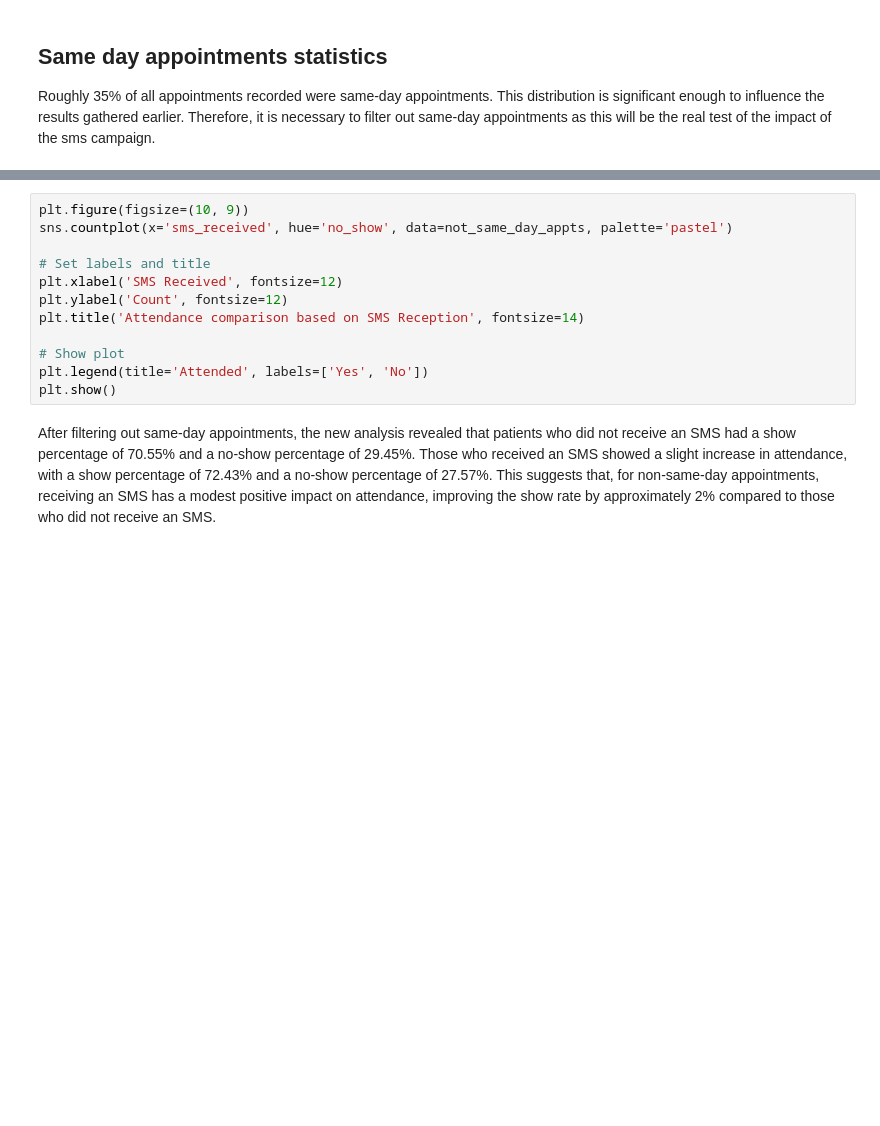
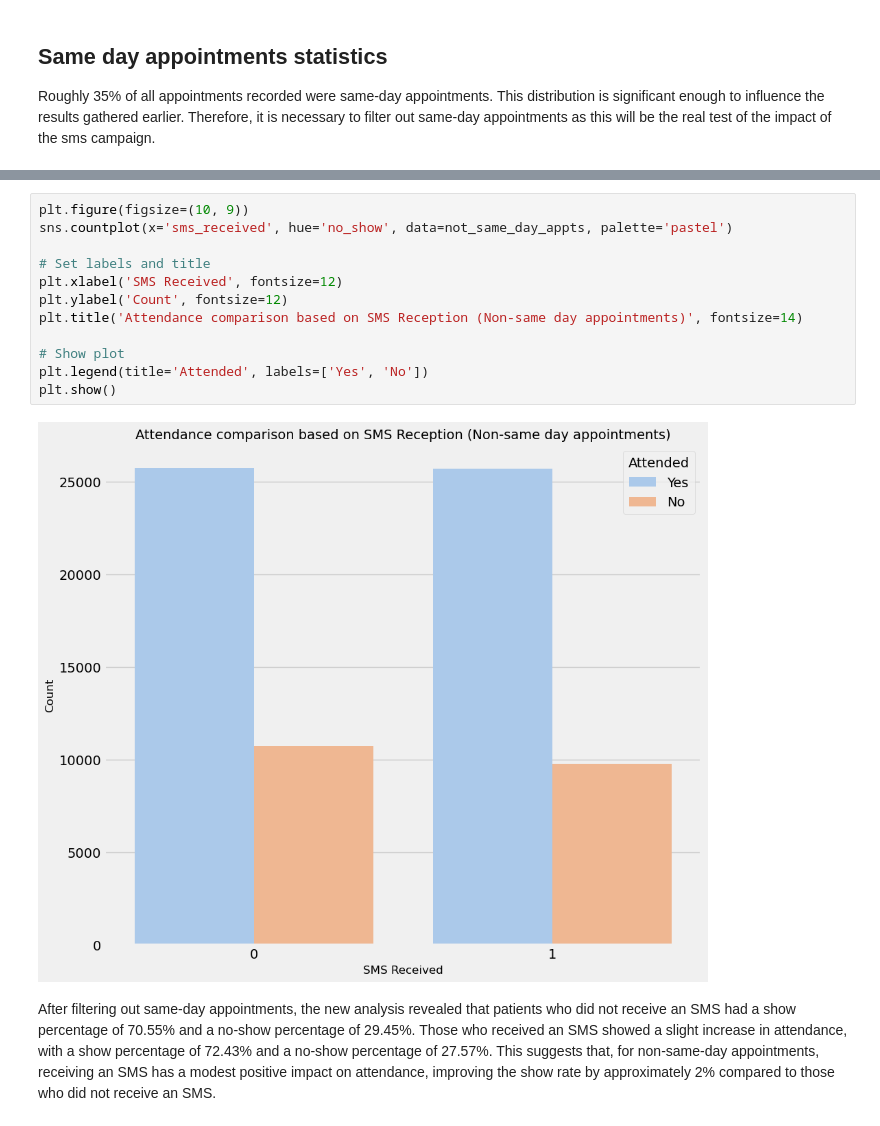
Before and after one commit to KingXP-Pythoner/appt-noshow-model, a Jupyter notebook: data_mining.ipynb, the cells around one changed output, grey strips where cells are left out. Drawn from its saved outputs; the diff is of its cells as text; blank space fills up the shorter version.

```diff
--- a/data_mining.ipynb
+++ b/data_mining.ipynb
@@ -319,15 +454,17 @@ not_same_day_appts.shape
 # %%
 plt.figure(figsize=(10, 9))
 sns.countplot(x='sms_received', hue='no_show', data=not_same_day_appts, palette='pastel')
 
 # Set labels and title
 plt.xlabel('SMS Received', fontsize=12)
 plt.ylabel('Count', fontsize=12)
-plt.title('Attendance comparison based on SMS Reception', fontsize=14)
+plt.title('Attendance comparison based on SMS Reception (Non-same day appointments)', fontsize=14)
 
 # Show plot
 plt.legend(title='Attended', labels=['Yes', 'No'])
 plt.show()
+# %% [output]
+[figure, added]
 # %% [markdown]
 After filtering out same-day appointments, the new analysis revealed that patients who did not receive an SMS had a show percentage of 70.55% and a no-show percentage of 29.45%. Those who received an SMS showed a slight increase in attendance, with a show percentage of 72.43% and a no-show percentage of 27.57%. This suggests that, for non-same-day appointments, receiving an SMS has a modest positive impact on attendance, improving the show rate by approximately 2% compared to those who did not receive an SMS.
 # %%
```
Also changed, not shown: parts of 55 cells of this notebook, 2 other files.
